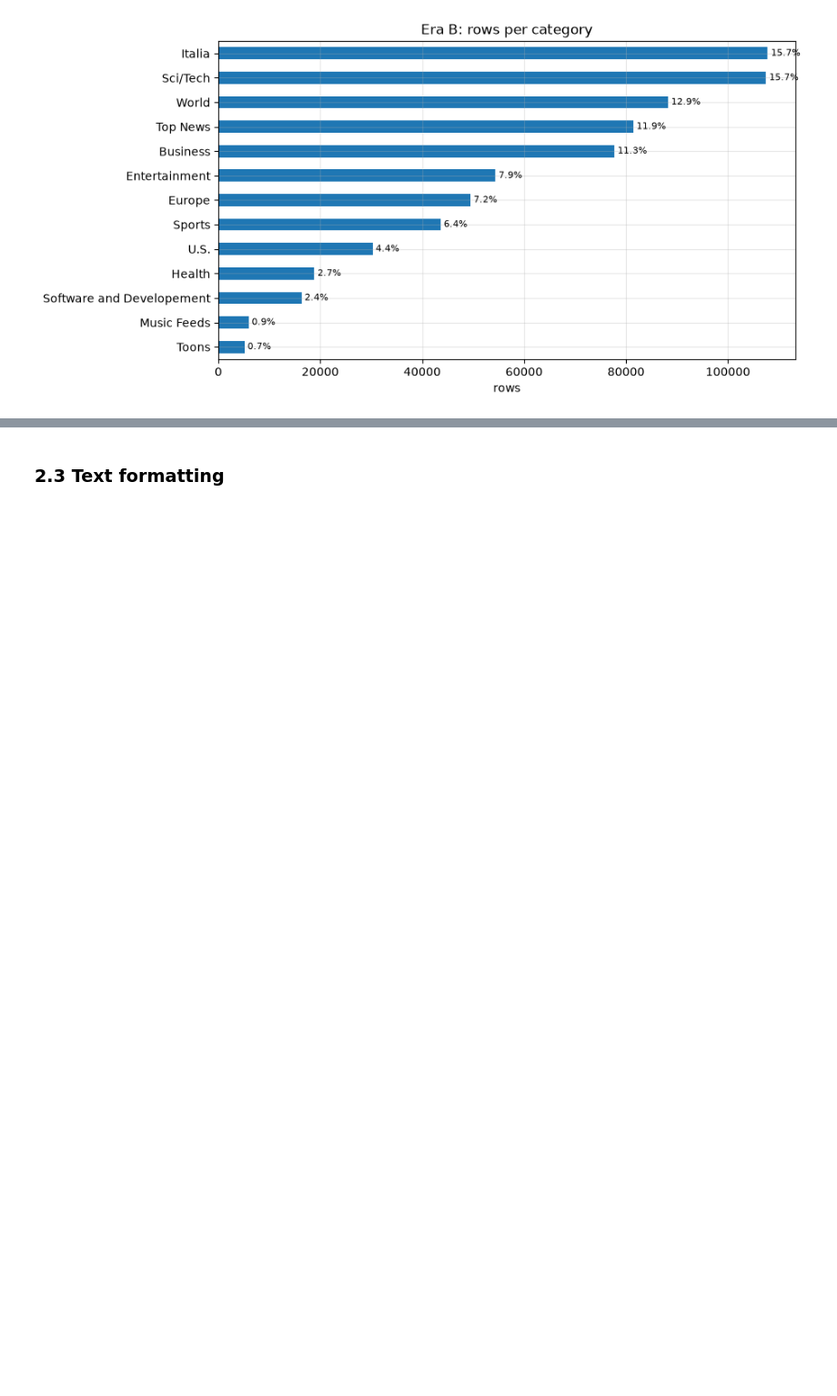
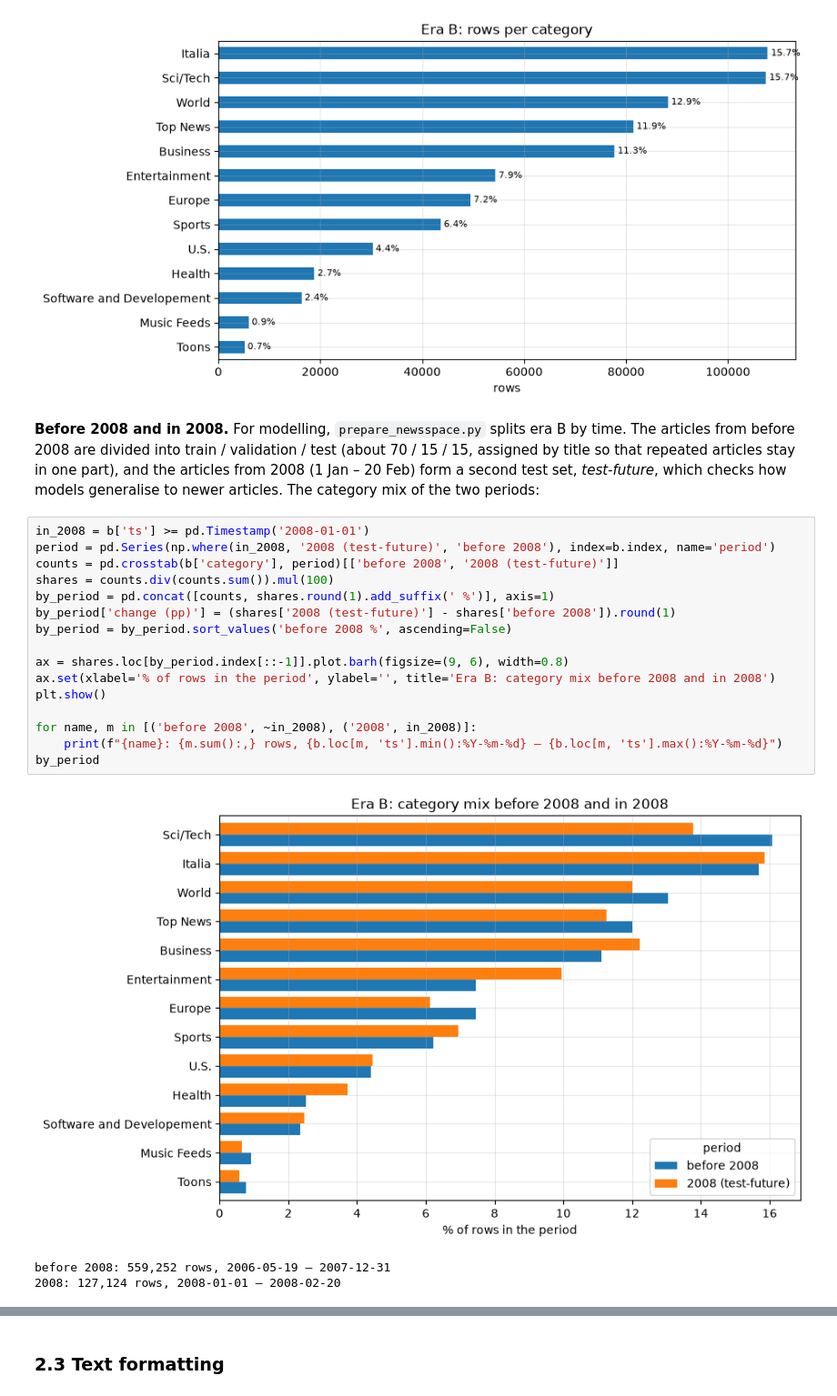
Before and after one commit to nr6000000/pw-przetwarzanie-danych, a Jupyter notebook: newsspace_analysis.ipynb, the cells around one changed output, grey strips where cells are left out. Shown at 91% size. Cells and saved outputs as stored; diff of their text form; blank space fills up the shorter version.

Commit message:
Prepare learning  splits

```diff
--- a/newsspace_analysis.ipynb
+++ b/newsspace_analysis.ipynb
@@ -646,3 +646,29 @@ ax.set(xlabel='rows', ylabel='', title='Era B: rows per category')
 plt.show()
 # %% [output]
 [figure]
+# %% [markdown]
+**Before 2008 and in 2008.** For modelling, `prepare_newsspace.py` splits era B by time. The articles from before
+2008 are divided into train / validation / test (about 70 / 15 / 15, assigned by title so that repeated articles stay
+in one part), and the articles from 2008 (1 Jan – 20 Feb)
+form a second test set, *test-future*, which checks how models generalise to newer articles. The category mix of the two
+periods:
+# %%
+in_2008 = b['ts'] >= pd.Timestamp('2008-01-01')
+period = pd.Series(np.where(in_2008, '2008 (test-future)', 'before 2008'), index=b.index, name='period')
+counts = pd.crosstab(b['category'], period)[['before 2008', '2008 (test-future)']]
+shares = counts.div(counts.sum()).mul(100)
+by_period = pd.concat([counts, shares.round(1).add_suffix(' %')], axis=1)
+by_period['change (pp)'] = (shares['2008 (test-future)'] - shares['before 2008']).round(1)
+by_period = by_period.sort_values('before 2008 %', ascending=False)
+
+ax = shares.loc[by_period.index[::-1]].plot.barh(figsize=(9, 6), width=0.8)
+ax.set(xlabel='% of rows in the period', ylabel='', title='Era B: category mix before 2008 and in 2008')
+plt.show()
+
+for name, m in [('before 2008', ~in_2008), ('2008', in_2008)]:
+    print(f"{name}: {m.sum():,} rows, {b.loc[m, 'ts'].min():%Y-%m-%d} – {b.loc[m, 'ts'].max():%Y-%m-%d}")
+by_period
+# %% [output]
+[figure, added]
+before 2008: 559,252 rows, 2006-05-19 – 2007-12-31
+2008: 127,124 rows, 2008-01-01 – 2008-02-20
```
Also changed, not shown: parts of 13 cells of this notebook, 2 other files.
